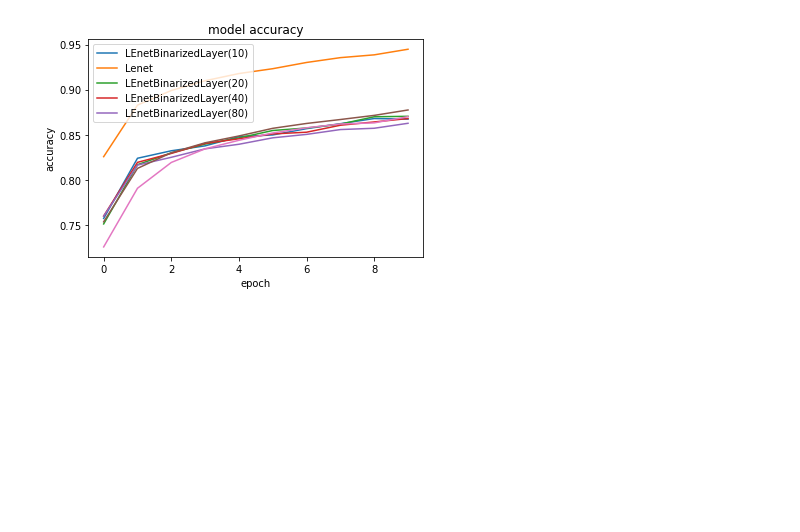
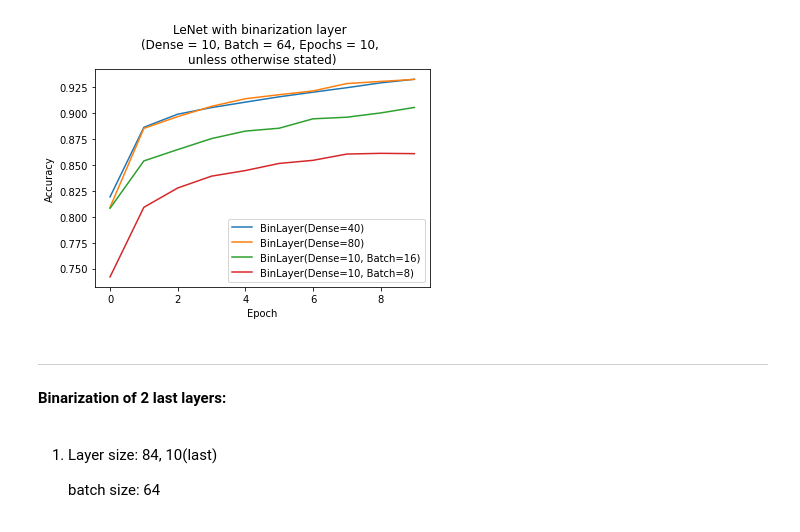
Before and after one commit to BorowiecM127/LeNetFashionMnistBinarized, a Jupyter notebook: LeNetFashionMnistBinarized.ipynb, the cells around one changed output. Saved outputs shown, nothing was run; the diff lists cells and outputs as text; code cells hidden in the pictures; blank space fills up the shorter version.

```diff
--- a/LeNetFashionMnistBinarized.ipynb
+++ b/LeNetFashionMnistBinarized.ipynb
@@ -187,7 +209,7 @@ model3 = tf.keras.Sequential([
     tf.keras.layers.BatchNormalization(momentum=0.999, scale=False),
     tf.keras.layers.Flatten(),
     lq.layers.QuantDense(40, use_bias=False, **kwargs),
-    #tf.keras.layers.BatchNormalization(momentum=0.999, scale=False),
+    tf.keras.layers.BatchNormalization(momentum=0.999, scale=False),
     tf.keras.layers.Activation("softmax")
 ])
 
@@ -231,7 +253,7 @@ model4 = tf.keras.Sequential([
     tf.keras.layers.BatchNormalization(momentum=0.999, scale=False),
     tf.keras.layers.Flatten(),
     lq.layers.QuantDense(80, use_bias=False, **kwargs),
-    #tf.keras.layers.BatchNormalization(momentum=0.999, scale=False),
+    tf.keras.layers.BatchNormalization(momentum=0.999, scale=False),
     tf.keras.layers.Activation("softmax")
 ])
 
@@ -275,7 +297,7 @@ model5 = tf.keras.Sequential([
     tf.keras.layers.BatchNormalization(momentum=0.999, scale=False),
     tf.keras.layers.Flatten(),
     lq.layers.QuantDense(10, use_bias=False, **kwargs),
-    #tf.keras.layers.BatchNormalization(momentum=0.999, scale=False),
+    tf.keras.layers.BatchNormalization(momentum=0.999, scale=False),
     tf.keras.layers.Activation("softmax")
 ])
 
@@ -319,7 +341,7 @@ model6 = tf.keras.Sequential([
     tf.keras.layers.BatchNormalization(momentum=0.999, scale=False),
     tf.keras.layers.Flatten(),
     lq.layers.QuantDense(10, use_bias=False, **kwargs),
-    #tf.keras.layers.BatchNormalization(momentum=0.999, scale=False),
+    tf.keras.layers.BatchNormalization(momentum=0.999, scale=False),
     tf.keras.layers.Activation("softmax")
 ])
 
@@ -352,16 +388,26 @@ Epoch 10/10
 # %%
 # summarize history for accuracy
-plt.plot(trained_model.history['accuracy'])
-plt.plot(trained_Lmodel.history['accuracy'])
-plt.plot(trained_model2.history['accuracy'])
 plt.plot(trained_model3.history['accuracy'])
 plt.plot(trained_model4.history['accuracy'])
 plt.plot(trained_model5.history['accuracy'])
 plt.plot(trained_model6.history['accuracy'])
-plt.title('model accuracy')
-plt.ylabel('accuracy')
-plt.xlabel('epoch')
-plt.legend(['LEnetBinarizedLayer(10)', 'Lenet','LEnetBinarizedLayer(20)','LEnetBinarizedLayer(40)','LEnetBinarizedLayer(80)'], loc='upper left')
+plt.title('LeNet with binarization layer \n(Dense = 10, Batch = 64, Epochs = 10, \nunless otherwise stated)')
+plt.ylabel('Accuracy')
+plt.xlabel('Epoch')
+plt.legend(['BinLayer(Dense=40)',
+            'BinLayer(Dense=80)',
+            'BinLayer(Dense=10, Batch=16)',
+            'BinLayer(Dense=10, Batch=8)'], loc='lower right')
 plt.show()
 # %% [output]
-[figure, old version]
+[figure, new version]
+# %% [markdown]
+
+
+---
+
+**Binarization of 2 last layers:**
+# %% [markdown]
+1. Layer size: 84, 10(last)
+
+   batch size: 64
```
Also changed, not shown: parts of 45 cells of this notebook.
